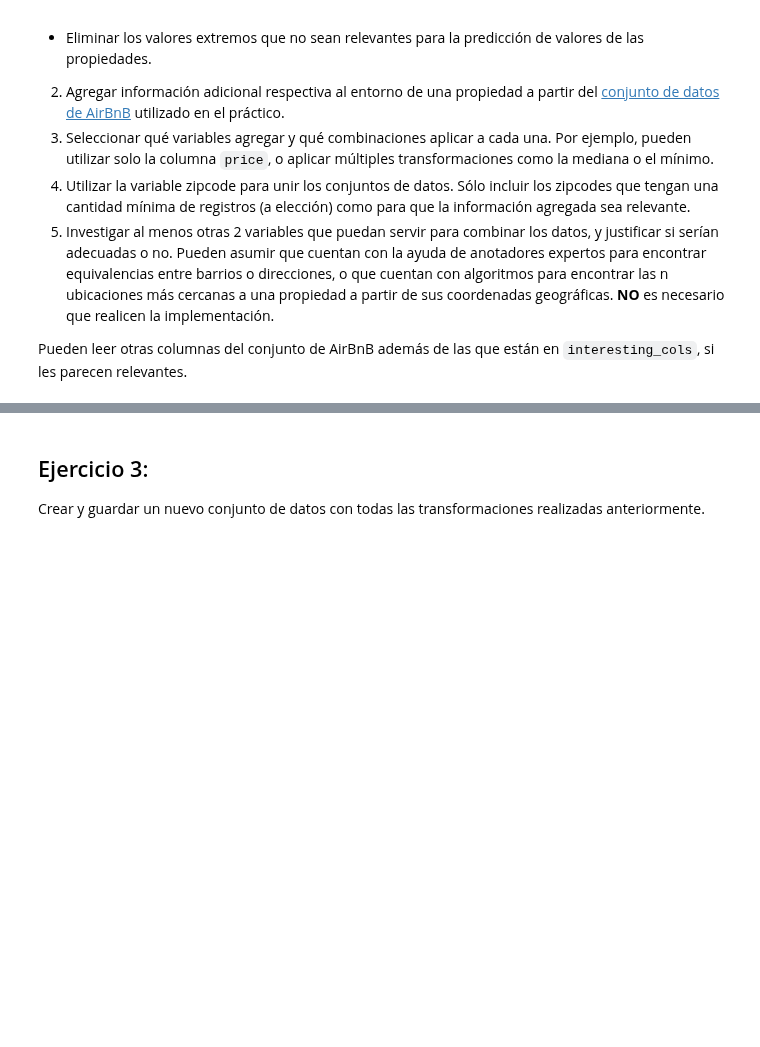
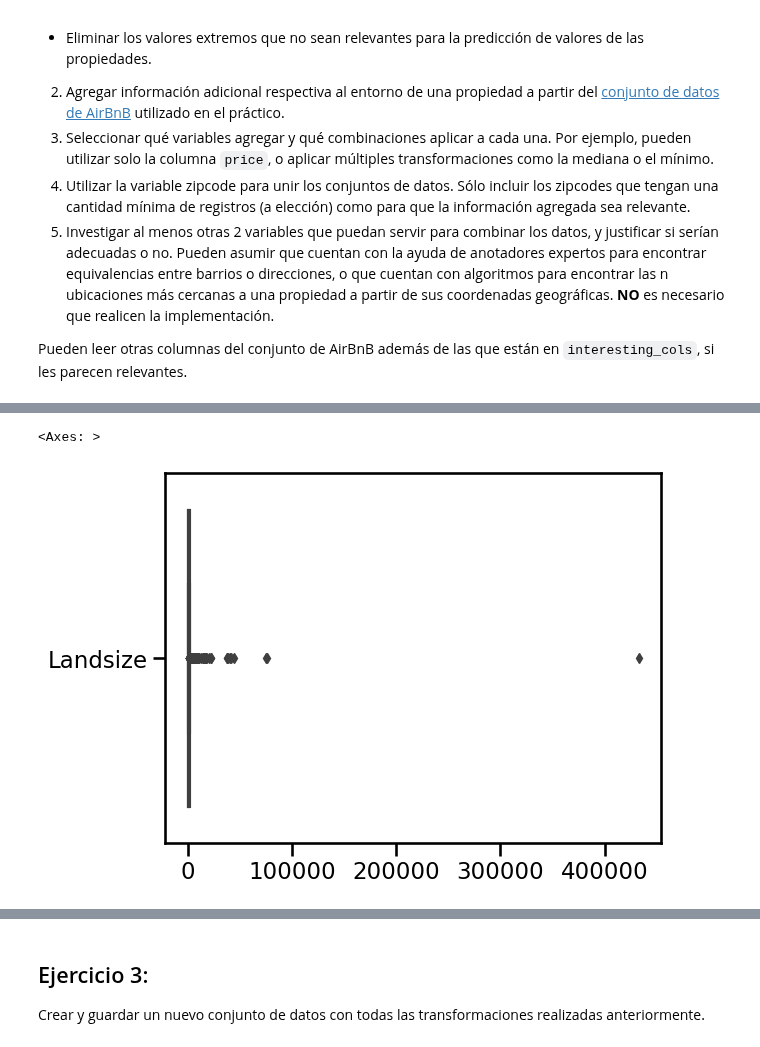
Before and after one commit to JeroFotinos/diplo_datos, a Jupyter notebook: Consignas_Entregable AEyC - Parte 1.ipynb, the cells around one changed output, grey strips where cells are left out. Cells and saved outputs as stored; diff of their text form; code cells hidden in the pictures; blank space fills up the shorter version.

```diff
--- a/Consignas_Entregable AEyC - Parte 1.ipynb
+++ b/Consignas_Entregable AEyC - Parte 1.ipynb
@@ -262,0 +312,5 @@ Pueden leer otras columnas del conjunto de AirBnB además de las que están en `
+# %%
+seaborn.boxplot(data=df_relevant_columns[['Landsize']],orient="h")
+# %% [output]
+<Axes: >
+[figure, added]
```
Also changed, not shown: parts of 22 cells of this notebook, 1 other file.
